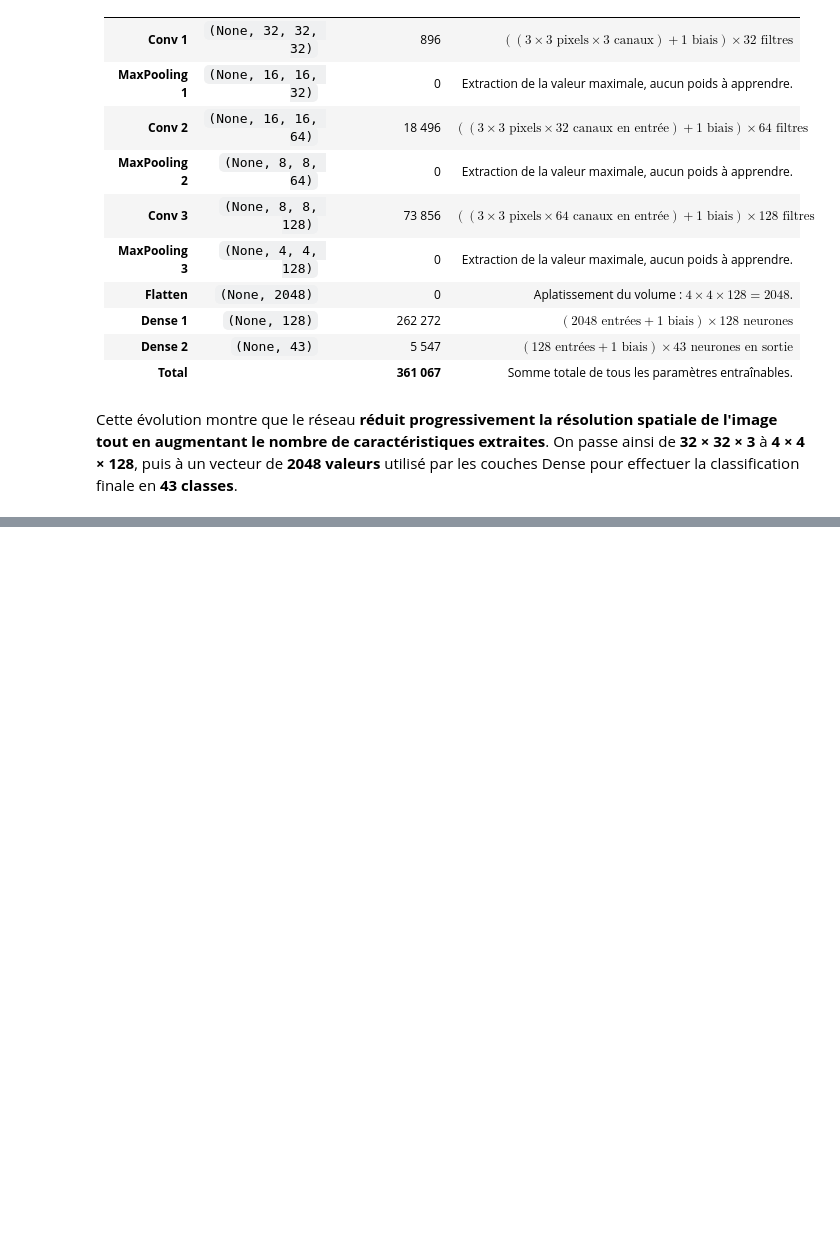
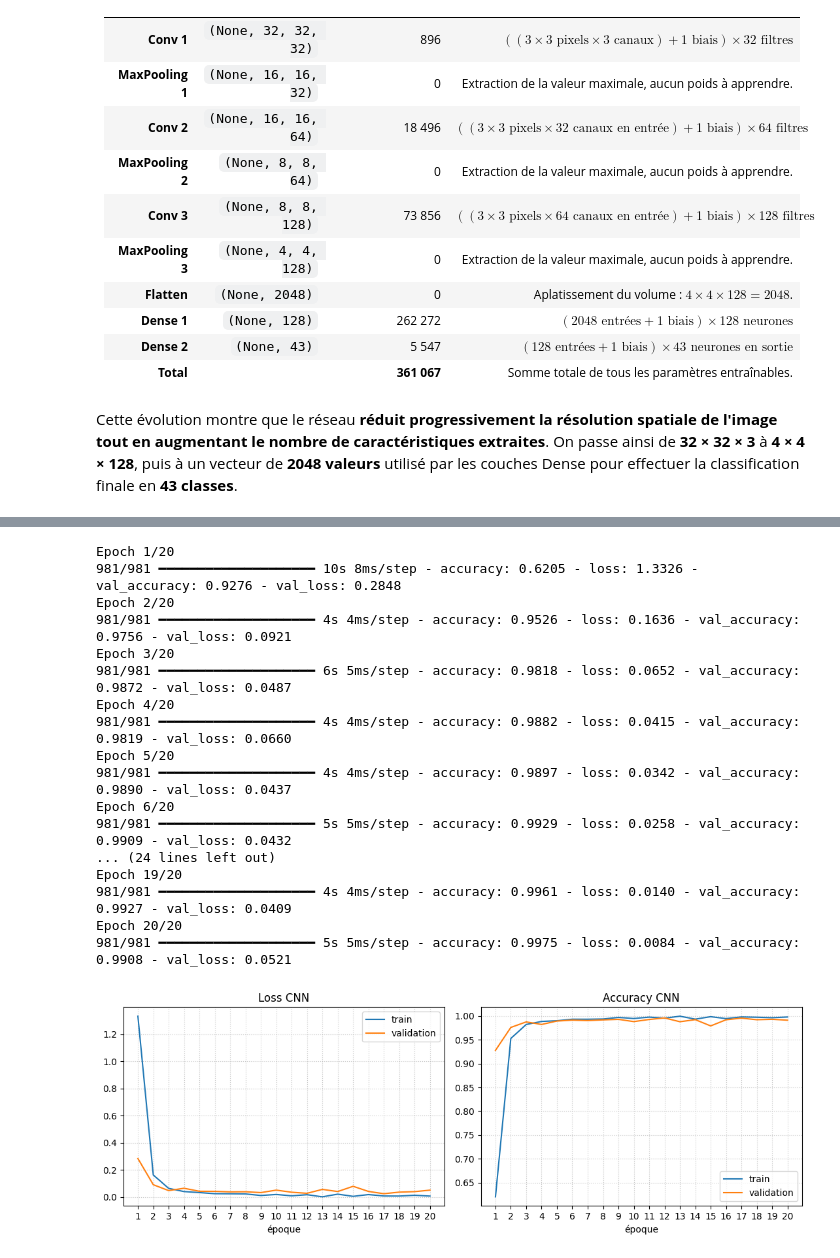
Before and after one commit to Minetriforce/DL_project_traffic_signs, a Jupyter notebook: project_traffic_signs.ipynb, the cells around one changed output, grey strips where cells are left out. Drawn from its saved outputs; the diff is of its cells as text; code cells hidden in the pictures; blank space fills up the shorter version.

```diff
--- a/project_traffic_signs.ipynb
+++ b/project_traffic_signs.ipynb
@@ -216,6 +216,7 @@ Le morceau de code qui suis correspond à la séparation des données d'entraine
 # %%
 import pandas as pd
 from sklearn.model_selection import train_test_split
+from tensorflow.keras.utils import to_categorical
 
 # 1. Génération des ensembles de train et de validation
 X_train, X_val, y_train, y_val = train_test_split(
@@ -224,6 +225,10 @@ X_train, X_val, y_train, y_val = train_test_split(
     test_size=0.20,
     random_state=42
 )
+
+# One hot encoding
+y_train = to_categorical(y_train, NUM_CLASSES)
+y_val = to_categorical(y_val, NUM_CLASSES)
 
 print(f"Entraînement : {X_train.shape} | Labels : {y_train.shape}")
 print(f"Validation   : {X_val.shape} | Labels : {y_val.shape}")
@@ -258,5 +263,8 @@ y_test = np.array(y_test)
 # Normalisation des pixels
 X_test = X_test.astype('float32') / 255.0
 
+# One hot encoding test
+y_test = to_categorical(y_test, NUM_CLASSES)
+
 print(f"Test         : {X_test.shape} | Labels : {y_test.shape}")
 # %% [output]
@@ -274,12 +282,18 @@ def plot_history(h, title=""):
     ax[0].plot(h.history["val_loss"], label="validation")
     ax[0].set_title(f"Loss {title}")
     ax[0].set_xlabel("époque")
+    ax[0].set_xticks(range(len(h.history["loss"])))
+    ax[0].set_xticklabels(range(1, len(h.history["loss"]) + 1))
+    ax[0].grid(True, linestyle=':', alpha=0.7)
     ax[0].legend()
 
     ax[1].plot(h.history["accuracy"], label="train")
     ax[1].plot(h.history["val_accuracy"], label="validation")
     ax[1].set_title(f"Accuracy {title}")
     ax[1].set_xlabel("époque")
+    ax[1].set_xticks(range(len(h.history["loss"])))
+    ax[1].set_xticklabels(range(1, len(h.history["loss"]) + 1))
+    ax[1].grid(True, linestyle=':', alpha=0.7)
     ax[1].legend()
 
     plt.tight_layout()
@@ -384,0 +408,38 @@ Cette évolution montre que le réseau **réduit progressivement la résolution
+# %%
+# Compilation du modèle
+cnn_model.compile(
+    loss="categorical_crossentropy",
+    optimizer="adam",
+    metrics=["accuracy"]
+)
+
+# Entraînement du modèle
+history_cnn = cnn_model.fit(
+    X_train, y_train,
+    validation_data=(X_val, y_val),
+    epochs=20,
+    batch_size=32,
+    verbose=1
+)
+
+# Affichage des courbes d'apprentissage
+plot_history(history_cnn, "CNN")
+# %% [output]
+Epoch 1/20
+981/981 ━━━━━━━━━━━━━━━━━━━━ 10s 8ms/step - accuracy: 0.6205 - loss: 1.3326 - val_accuracy: 0.9276 - val_loss: 0.2848
+Epoch 2/20
+981/981 ━━━━━━━━━━━━━━━━━━━━ 4s 4ms/step - accuracy: 0.9526 - loss: 0.1636 - val_accuracy: 0.9756 - val_loss: 0.0921
+Epoch 3/20
+981/981 ━━━━━━━━━━━━━━━━━━━━ 6s 5ms/step - accuracy: 0.9818 - loss: 0.0652 - val_accuracy: 0.9872 - val_loss: 0.0487
+Epoch 4/20
+981/981 ━━━━━━━━━━━━━━━━━━━━ 4s 4ms/step - accuracy: 0.9882 - loss: 0.0415 - val_accuracy: 0.9819 - val_loss: 0.0660
+Epoch 5/20
+981/981 ━━━━━━━━━━━━━━━━━━━━ 4s 4ms/step - accuracy: 0.9897 - loss: 0.0342 - val_accuracy: 0.9890 - val_loss: 0.0437
+Epoch 6/20
+981/981 ━━━━━━━━━━━━━━━━━━━━ 5s 5ms/step - accuracy: 0.9929 - loss: 0.0258 - val_accuracy: 0.9909 - val_loss: 0.0432
+... (24 lines left out)
+Epoch 19/20
+981/981 ━━━━━━━━━━━━━━━━━━━━ 4s 4ms/step - accuracy: 0.9961 - loss: 0.0140 - val_accuracy: 0.9927 - val_loss: 0.0409
+Epoch 20/20
+981/981 ━━━━━━━━━━━━━━━━━━━━ 5s 5ms/step - accuracy: 0.9975 - loss: 0.0084 - val_accuracy: 0.9908 - val_loss: 0.0521
+[figure, added]
```
Also changed, not shown: parts of 7 cells of this notebook.
